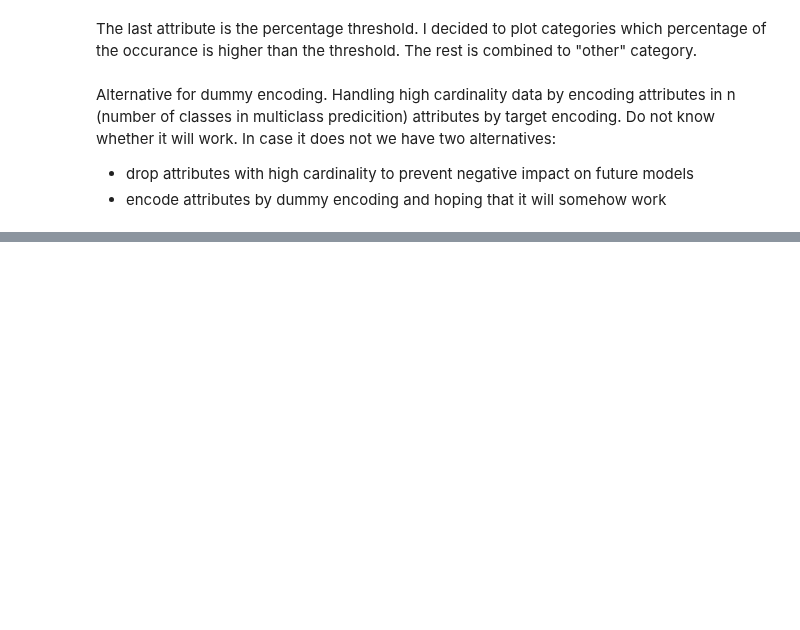
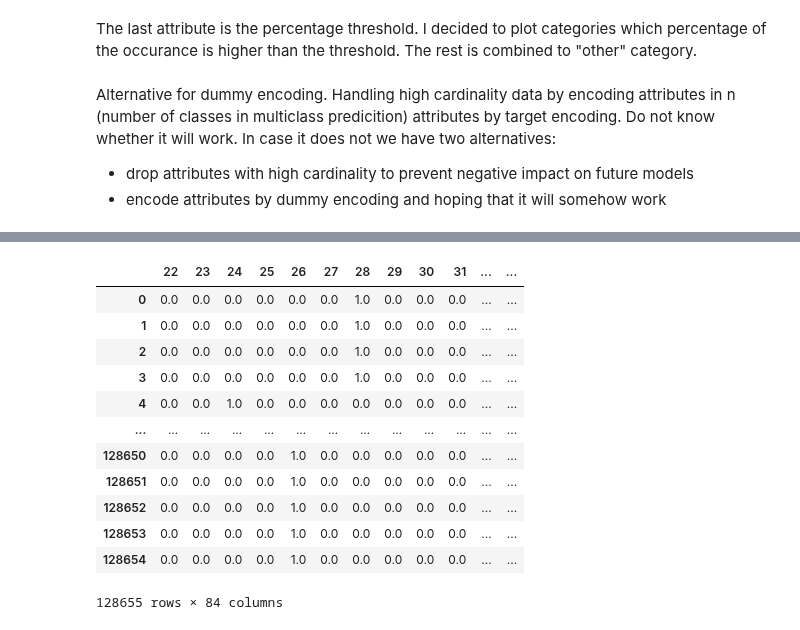
Before and after one commit to maslana146/ML-AI, a Jupyter notebook: LTFS Top-up Loan.ipynb, the cells around one changed output, grey strips where cells are left out. Saved outputs shown, nothing was run; the diff lists cells and outputs as text; code cells hidden in the pictures; blank space fills up the shorter version.

```diff
--- a/LTFS Top-up Loan.ipynb
+++ b/LTFS Top-up Loan.ipynb
@@ -173,6 +184,6 @@ preprocessing_pipeline =  ColumnTransformer([
             ])
 # %%
 train = df[~df['Top-up Month'].isna()]
-train[[*cat_attr]] = train[[*cat_attr]].astype(str)
+train.loc[:,cat_attr] = train.loc[:,cat_attr].astype(str)
 X = train.drop(columns = ["ID"])
 y = train[['Top-up Month']]
@@ -185,4 +190,4 @@ See the caveats in the documentation: https://pandas.pydata.org/pandas-docs/stab
 # %%
 train = preprocessing_pipeline.fit_transform(X,y)
 # %%
-pd.DataFrame(train)
+pre_train = pd.DataFrame(train)
@@ -202,0 +194,4 @@ pd.DataFrame(train)
+# %%
+bool_cols = [col for col in pre_train
+             if np.isin(pre_train[col].dropna().unique(), [0, 1]).all()]
+num_cols = list(set(pre_train.columns)-set(bool_cols))
@@ -202,0 +210,20 @@ pd.DataFrame(train)
+# %%
+PCA_cols = PCA(n_components=15).fit_transform(pre_train[num_cols])
+pre_train.drop(columns = num_cols,inplace=True)
+pre_train = pd.concat([pre_train,pd.DataFrame(PCA_cols)],axis=1)
+# %%
+pre_train
+# %% [output]
+|  | 22 | 23 | 24 | 25 | 26 | 27 | 28 | 29 | 30 | 31 | ... | ... |
+| 0 | 0.0 | 0.0 | 0.0 | 0.0 | 0.0 | 0.0 | 1.0 | 0.0 | 0.0 | 0.0 | ... | ... |
+| 1 | 0.0 | 0.0 | 0.0 | 0.0 | 0.0 | 0.0 | 1.0 | 0.0 | 0.0 | 0.0 | ... | ... |
+| 2 | 0.0 | 0.0 | 0.0 | 0.0 | 0.0 | 0.0 | 1.0 | 0.0 | 0.0 | 0.0 | ... | ... |
+| 3 | 0.0 | 0.0 | 0.0 | 0.0 | 0.0 | 0.0 | 1.0 | 0.0 | 0.0 | 0.0 | ... | ... |
+| 4 | 0.0 | 0.0 | 1.0 | 0.0 | 0.0 | 0.0 | 0.0 | 0.0 | 0.0 | 0.0 | ... | ... |
+| ... | ... | ... | ... | ... | ... | ... | ... | ... | ... | ... | ... | ... |
+| 128650 | 0.0 | 0.0 | 0.0 | 0.0 | 1.0 | 0.0 | 0.0 | 0.0 | 0.0 | 0.0 | ... | ... |
+| 128651 | 0.0 | 0.0 | 0.0 | 0.0 | 1.0 | 0.0 | 0.0 | 0.0 | 0.0 | 0.0 | ... | ... |
+| 128652 | 0.0 | 0.0 | 0.0 | 0.0 | 1.0 | 0.0 | 0.0 | 0.0 | 0.0 | 0.0 | ... | ... |
+| 128653 | 0.0 | 0.0 | 0.0 | 0.0 | 1.0 | 0.0 | 0.0 | 0.0 | 0.0 | 0.0 | ... | ... |
+| 128654 | 0.0 | 0.0 | 0.0 | 0.0 | 1.0 | 0.0 | 0.0 | 0.0 | 0.0 | 0.0 | ... | ... |
+128655 rows × 84 columns
```
Also changed, not shown: parts of 16 cells of this notebook, 1 other file.
